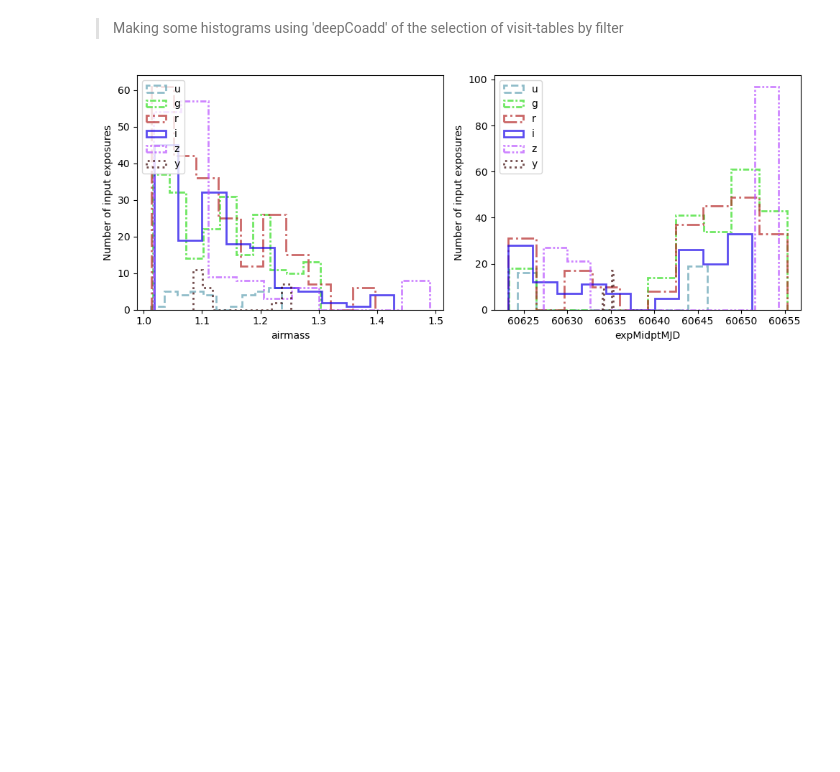
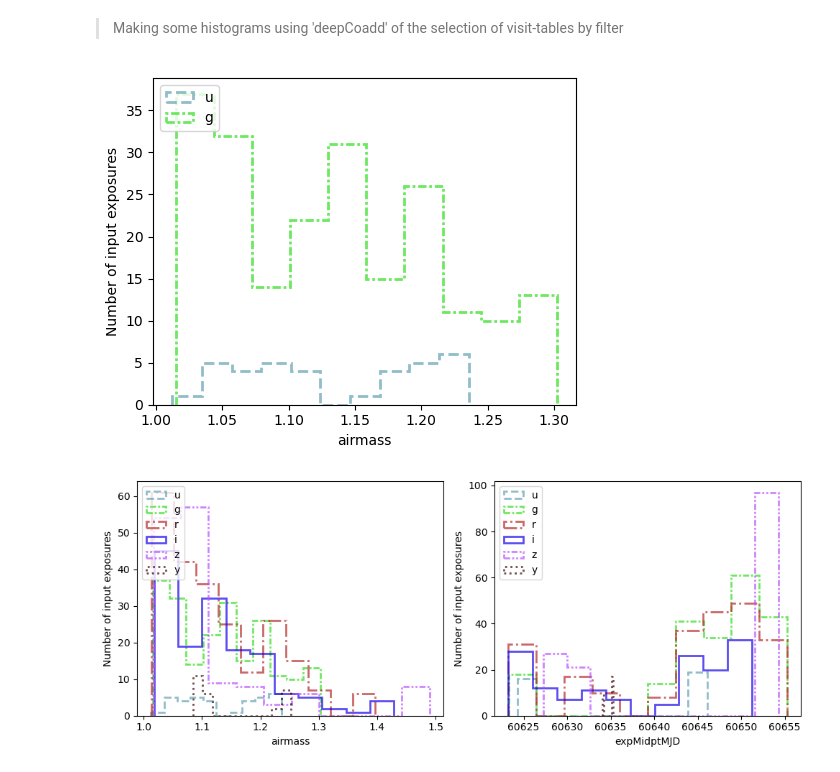
Before and after one commit to Mandy8808/Coadd_VeraRubin, a Jupyter notebook: vr_some_statisticPlots.ipynb, the cells around one changed output. Drawn from its saved outputs; the diff is of its cells as text; code cells hidden in the pictures; blank space fills up the shorter version.

```diff
--- a/vr_some_statisticPlots.ipynb
+++ b/vr_some_statisticPlots.ipynb
@@ -42,6 +97,12 @@ butler.plot.visit_date_plot(ra_deg, dec_deg, degrees=degrees, bands='ugrizy',
 [figure]
 # %% [markdown]
 > Making some histograms using 'deepCoadd' of the selection of visit-tables by filter
+# %%
+selection = ['airmass']
+
+butler.plot.hist_visit_table(ra_deg, dec_deg, save=False, selection=selection, bands='ug', n_visits=None)
+# %% [output]
+[figure, added]
 # %%
 selection = ['airmass', 'expMidptMJD']
 
```
Also changed, not shown: parts of 11 cells of this notebook, 6 other files.
